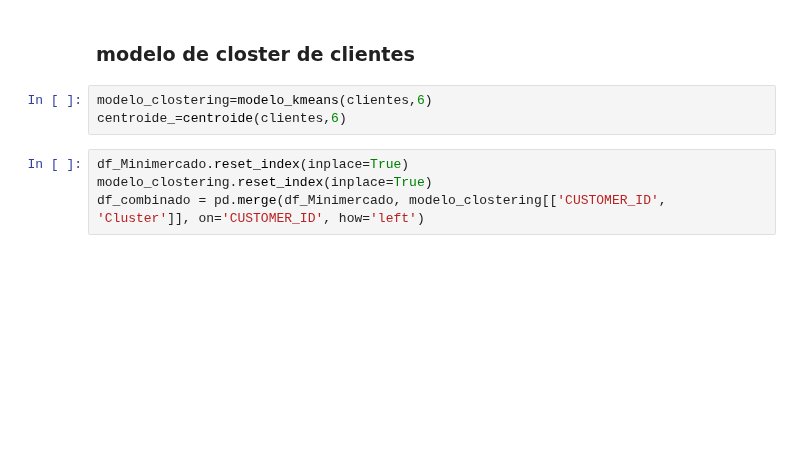
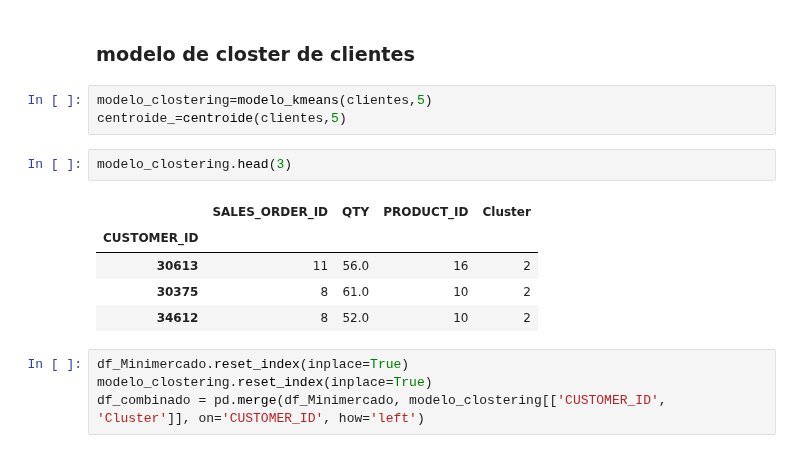
Before and after one commit to andres-eric/Analisis-de-datos-de-ventas-Nutresa, a Jupyter notebook: modelo_closter_clientes.ipynb, the cells around one changed output. Cells and saved outputs as stored; diff of their text form; blank space fills up the shorter version.

```diff
--- a/modelo_closter_clientes.ipynb
+++ b/modelo_closter_clientes.ipynb
@@ -123,8 +123,16 @@ El índice de silueta disminuye rápidamente después de 6 clusters, Basado en e
 # %% [markdown]
 ### modelo de closter de clientes
 # %%
-modelo_clostering=modelo_kmeans(clientes,6)
-centroide_=centroide(clientes,6)
+modelo_clostering=modelo_kmeans(clientes,5)
+centroide_=centroide(clientes,5)
+# %%
+modelo_clostering.head(3)
+# %% [output]
+|  | SALES_ORDER_ID | QTY | PRODUCT_ID | Cluster |
+| CUSTOMER_ID |  |  |  |  |
+| 30613 | 11 | 56.0 | 16 | 2 |
+| 30375 | 8 | 61.0 | 10 | 2 |
+| 34612 | 8 | 52.0 | 10 | 2 |
 # %%
 df_Minimercado.reset_index(inplace=True)
 modelo_clostering.reset_index(inplace=True)
```
Also changed, not shown: parts of 6 cells of this notebook.
